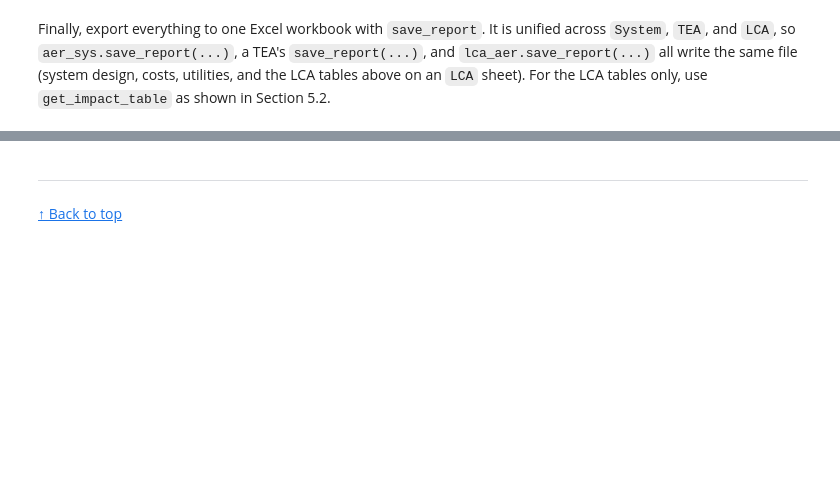
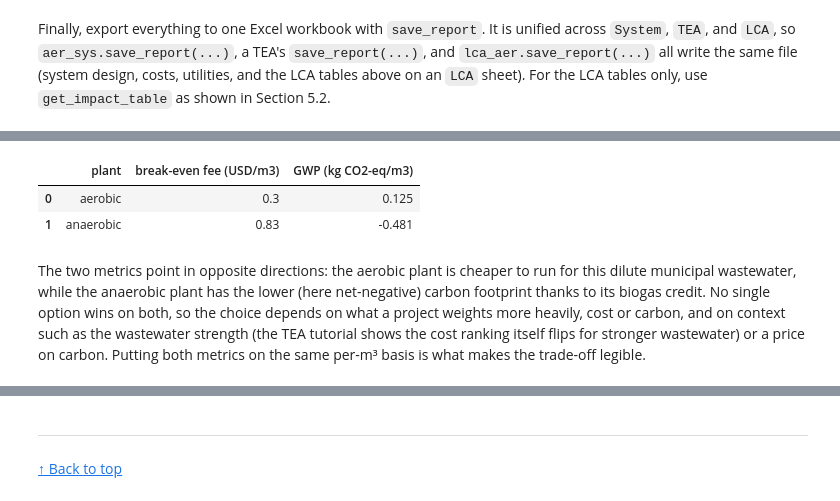
Before and after one commit to QSD-Group/QSDsan, a Jupyter notebook: docs/source/tutorials/8_LCA.ipynb, the cells around one changed output, grey strips where cells are left out. Saved outputs shown, nothing was run; the diff lists cells and outputs as text; code cells hidden in the pictures; blank space fills up the shorter version.

```diff
--- a/docs/source/tutorials/8_LCA.ipynb
+++ b/docs/source/tutorials/8_LCA.ipynb
@@ -664,0 +671,19 @@ Finally, export everything to one Excel workbook with `save_report`. It is unifi
+# %%
+import pandas as pd
+
+qs.PowerUtility.price = 0.08   # USD/kWh, matching the TEA tutorial
+
+rows = []
+for name, sys_, u, lca in (('aerobic', aer_sys, aer, lca_aer),
+                           ('anaerobic', ana_sys, ana, lca_ana)):
+    tea = qs.TEA(sys_, discount_rate=0.05, lifetime=20)
+    fee = -tea.solve_price(u.ins[0]) * 1000      # USD/m3, break-even treatment fee
+    gwp = lca.get_normalized_impacts(u.ins[0], normalize_by='volume')['GlobalWarming']
+    rows.append((name, round(fee, 2), round(gwp, 3)))
+pd.DataFrame(rows, columns=['plant', 'break-even fee (USD/m3)', 'GWP (kg CO2-eq/m3)'])
+# %% [output]
+|  | plant | break-even fee (USD/m3) | GWP (kg CO2-eq/m3) |
+| 0 | aerobic | 0.3 | 0.125 |
+| 1 | anaerobic | 0.83 | -0.481 |
+# %% [markdown]
+The two metrics point in opposite directions: the aerobic plant is cheaper to run for this dilute municipal wastewater, while the anaerobic plant has the lower (here net-negative) carbon footprint thanks to its biogas credit. No single option wins on both, so the choice depends on what a project weights more heavily, cost or carbon, and on context such as the wastewater strength (the TEA tutorial shows the cost ranking itself flips for stronger wastewater) or a price on carbon. Putting both metrics on the same per-m³ basis is what makes the trade-off legible.
```
Also changed, not shown: parts of 3 cells of this notebook, 1 other file.
